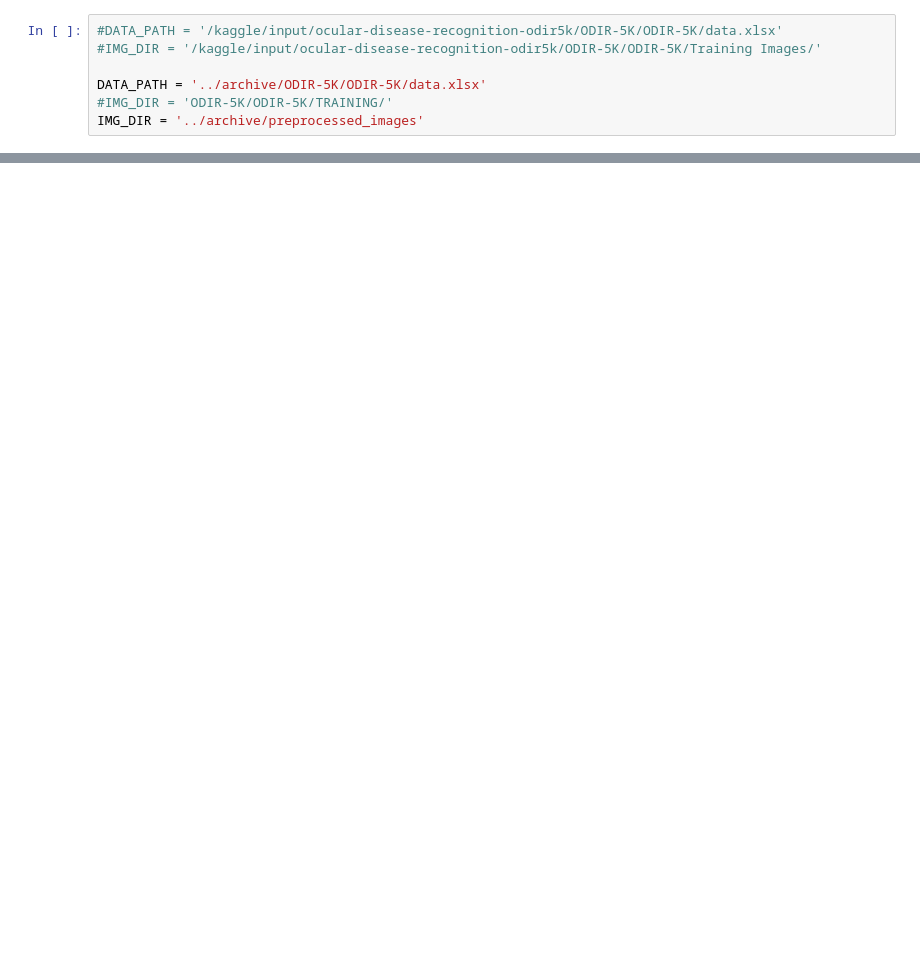
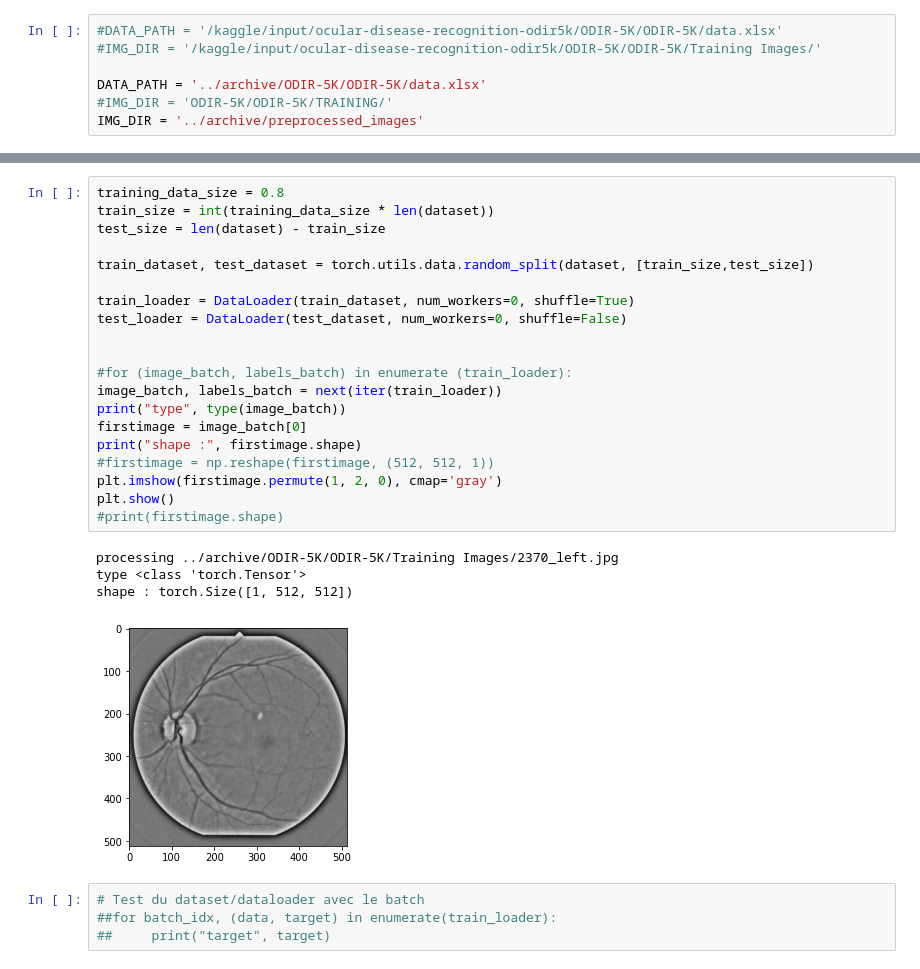
Before and after one commit to adblackx/ODR, a Jupyter notebook: preprocessing/preproc.ipynb, the cells around one changed output, grey strips where cells are left out. Cells and saved outputs as stored; diff of their text form; blank space fills up the shorter version.

```diff
--- a/preprocessing/preproc.ipynb
+++ b/preprocessing/preproc.ipynb
@@ -456,0 +395,29 @@ preprocessed_images/
+# %%
+training_data_size = 0.8
+train_size = int(training_data_size * len(dataset))
+test_size = len(dataset) - train_size
+
+train_dataset, test_dataset = torch.utils.data.random_split(dataset, [train_size,test_size])
+
+train_loader = DataLoader(train_dataset, num_workers=0, shuffle=True)
+test_loader = DataLoader(test_dataset, num_workers=0, shuffle=False)
+
+
+#for (image_batch, labels_batch) in enumerate (train_loader):
+image_batch, labels_batch = next(iter(train_loader))
+print("type", type(image_batch))
+firstimage = image_batch[0]
+print("shape :", firstimage.shape)
+#firstimage = np.reshape(firstimage, (512, 512, 1))
+plt.imshow(firstimage.permute(1, 2, 0), cmap='gray')
+plt.show()
+#print(firstimage.shape)
+# %% [output]
+processing ../archive/ODIR-5K/ODIR-5K/Training Images/2370_left.jpg
+type <class 'torch.Tensor'>
+shape : torch.Size([1, 512, 512])
+[figure, added]
+# %%
+# Test du dataset/dataloader avec le batch
+##for batch_idx, (data, target) in enumerate(train_loader):
+##     print("target", target)
```
Also changed, not shown: parts of 20 cells of this notebook, 5 other files.
